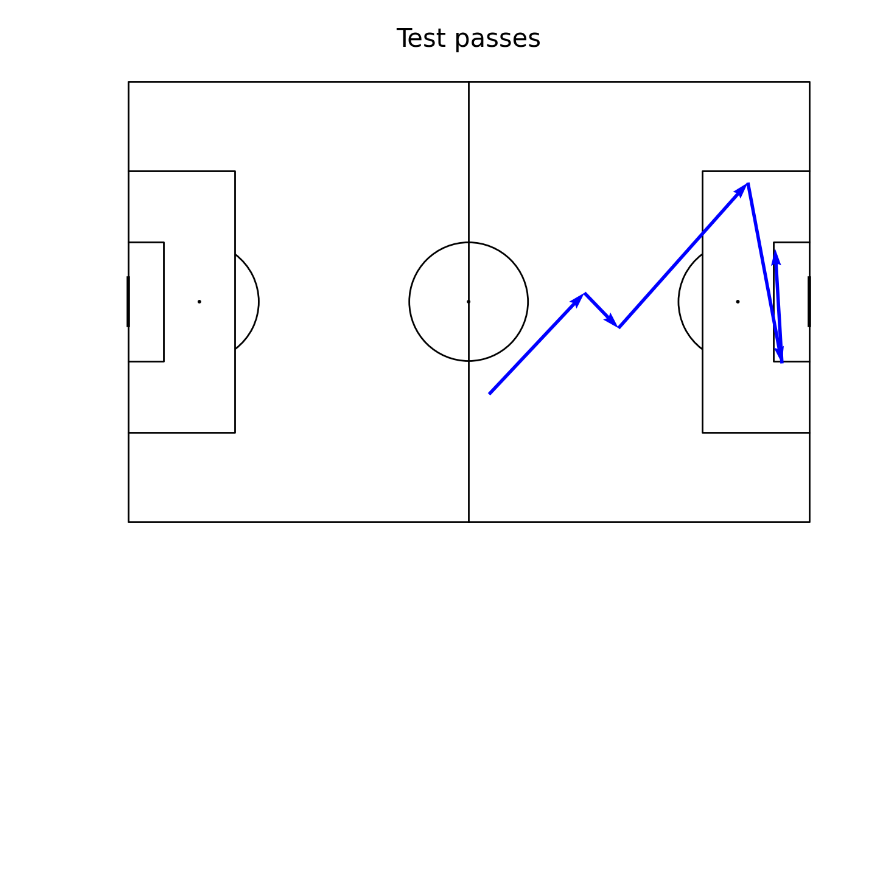
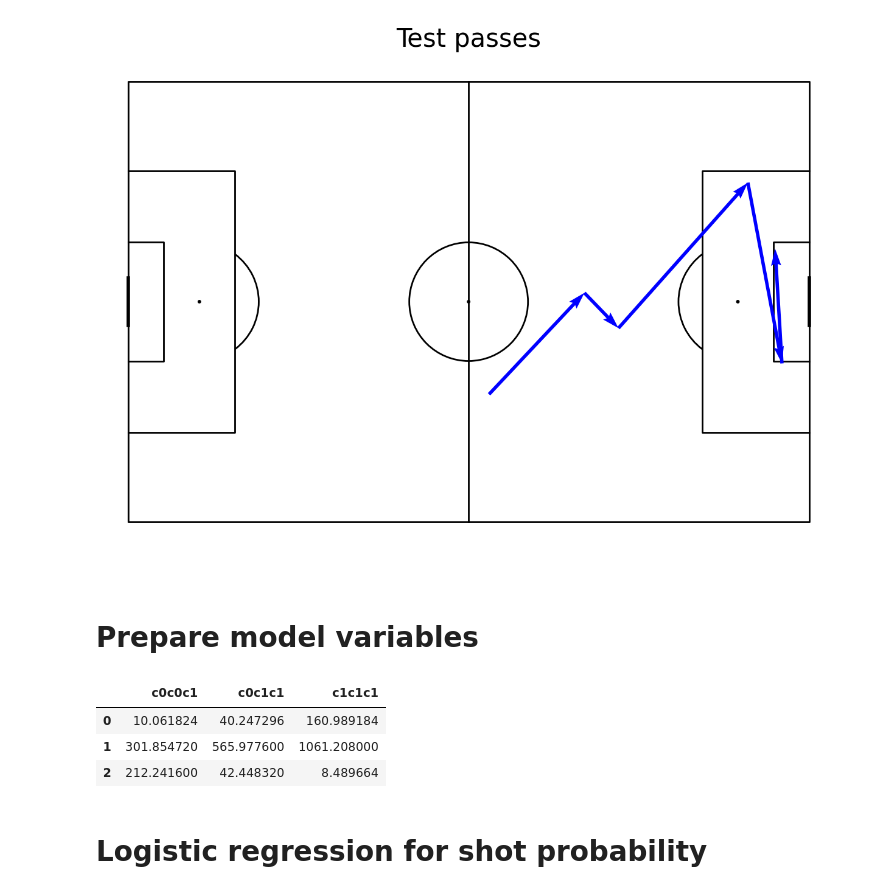
Before and after one commit to MarijnSt/soccermatics-project-2, a Jupyter notebook: expected_danger.ipynb, the cells around one changed output. Cells and saved outputs as stored; diff of their text form; code cells hidden in the pictures; blank space fills up the shorter version.

```diff
--- a/expected_danger.ipynb
+++ b/expected_danger.ipynb
@@ -445,3 +387,45 @@ ax['title'].text(0.5, 0.5, 'Test passes', ha='center', va='center', fontsize=30)
 plt.show()
 # %% [output]
 [figure]
+# %% [markdown]
+# Prepare model variables
+# %%
+# Model variables
+var = ["x0", "x1", "c0", "c1"]
+
+# Combinations
+inputs = []
+# One variable combinations
+inputs.extend(combinations_with_replacement(var, 1))
+# Two variable combinations
+inputs.extend(combinations_with_replacement(var, 2))
+# Three variable combinations
+inputs.extend(combinations_with_replacement(var, 3))
+
+# Make new columns
+for i in inputs:
+    # Columns length 1 already exist
+    if len(i) > 1:
+        # Column name
+        column = ''
+        x = 1
+        for c in i:
+            # Add column name to be x0x1c0 for example
+            column += c
+            # Multiply values in column
+            x = x*passes[c]
+
+        # Create a new column in passes
+        passes[column] = x
+        # Add column to model variables
+        var.append(column)
+
+# Investigate 3 columns
+passes[var[-3:]].head(3)
+# %% [output]
+|  | c0c0c1 | c0c1c1 | c1c1c1 |
+| 0 | 10.061824 | 40.247296 | 160.989184 |
+| 1 | 301.854720 | 565.977600 | 1061.208000 |
+| 2 | 212.241600 | 42.448320 | 8.489664 |
+# %% [markdown]
+# Logistic regression for shot probability
```
Also changed, not shown: parts of 8 cells of this notebook.
